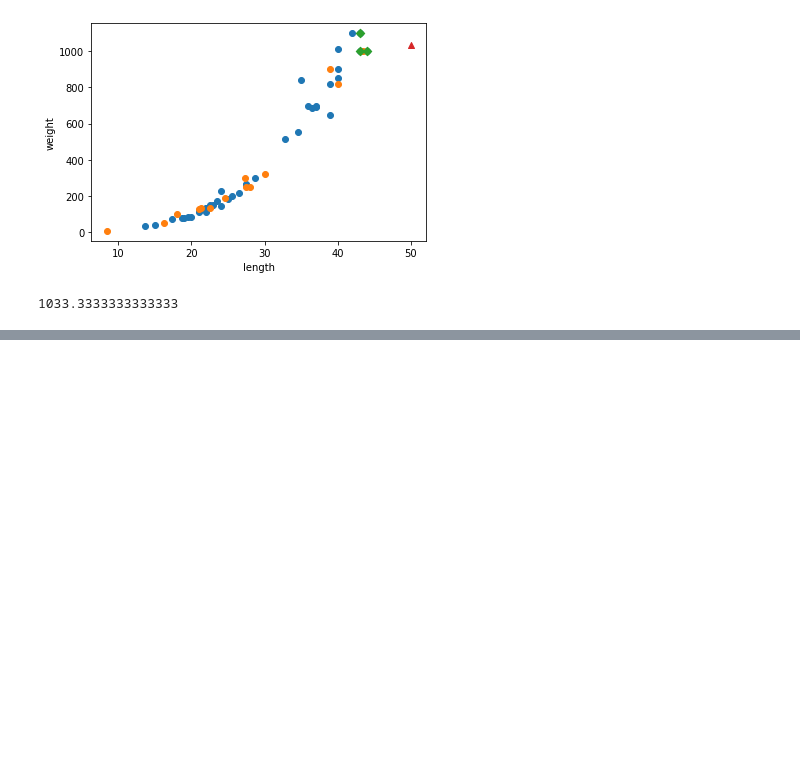
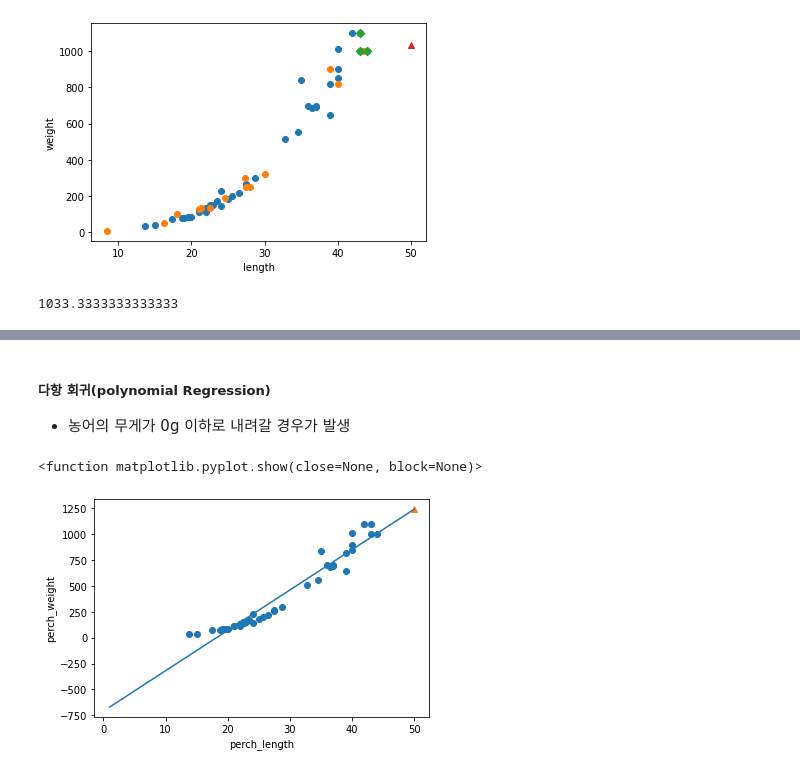
Before and after one commit to Hot-KimChi/ML_DL_study, a Jupyter notebook: 1_Machine Learning/03-2_선형 회귀.ipynb, the cells around one changed output, grey strips where cells are left out. Drawn from its saved outputs; the diff is of its cells as text; code cells hidden in the pictures; blank space fills up the shorter version.

```diff
--- a/1_Machine Learning/03-2_선형 회귀.ipynb
+++ b/1_Machine Learning/03-2_선형 회귀.ipynb
@@ -97,0 +148,18 @@ NameError: name 'knr' is not defined
+# %% [markdown]
+##### 다항 회귀(polynomial Regression)
+- 농어의 무게가 0g 이하로 내려갈 경우가 발생
+# %%
+## 훈련 세트의 산점도 그리기
+plt.scatter(train_input, train_target)
+
+## 1Cm - 50Cm까지 1차 방정식 그래프 그리기
+plt.plot([1, 50], [1*lr.coef_+lr.intercept_, 50*lr.coef_+lr.intercept_])
+
+## 50Cm 농어 데이터
+plt.scatter(50, 1241.8, marker='^')
+plt.xlabel('perch_length')
+plt.ylabel('perch_weight')
+plt.show
+# %% [output]
+<function matplotlib.pyplot.show(close=None, block=None)>
+[figure, added]
```
Also changed, not shown: parts of 17 cells of this notebook.
